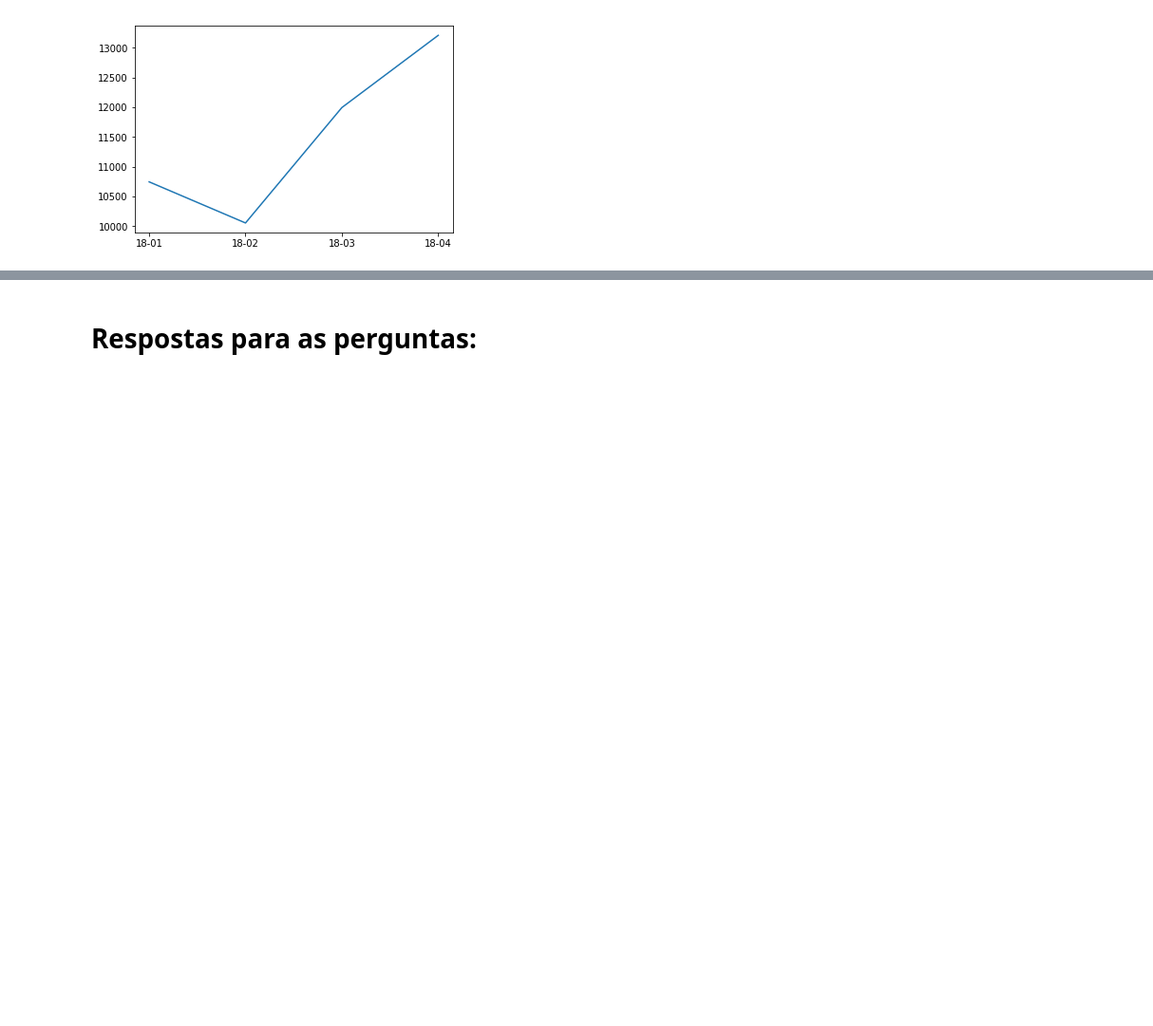
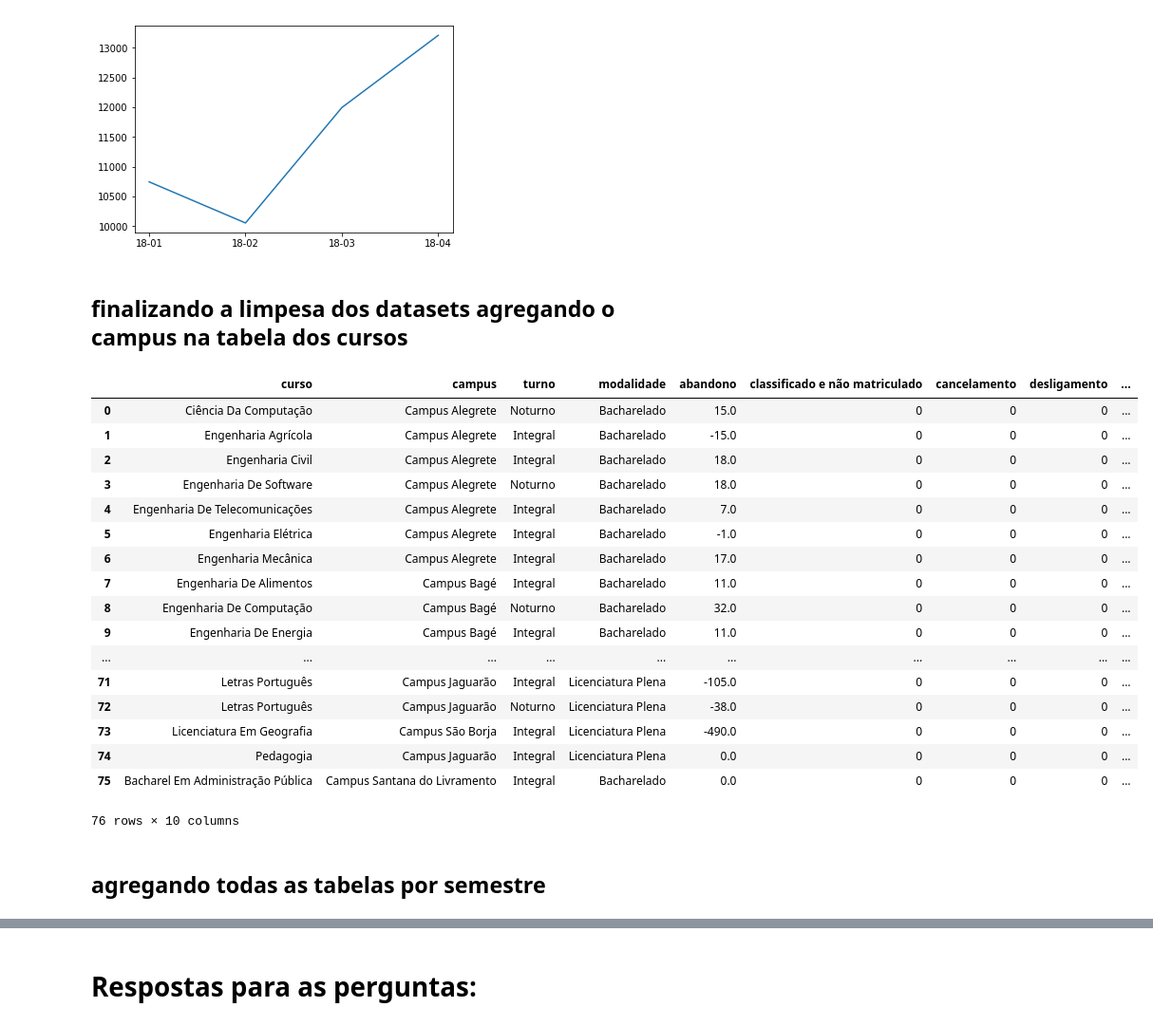
Before and after one commit to wesferr/AnaliseDeEvasaoUnipampa, a Jupyter notebook: TrabalhoIndex.ipynb, the cells around one changed output, grey strips where cells are left out. Shown: that part at 95% size. Drawn from its saved outputs; the diff is of its cells as text; code cells hidden in the pictures; blank space fills up the shorter version.

Commit message:
Todas as tabelas juntas porra

```diff
--- a/TrabalhoIndex.ipynb
+++ b/TrabalhoIndex.ipynb
@@ -500,3 +469,51 @@ plot(df18final.sum()[5:])
 # %% [output]
 [<matplotlib.lines.Line2D at 0x...>]
 [figure]
+# %% [markdown]
+## finalizando a limpesa dos datasets agregando o campus na tabela dos cursos
+# %%
+datasets = [d061,d062,d071,d072,d081,d082,d091,d092,d101,d102,d111]
+for i in range(len(datasets)):
+    datasets[i].columns = datasets[i].columns.str.lower()
+    if("campus" in datasets[i]):
+        datasets[i].drop(columns=["campus"], inplace=True)
+    datasets[i] = pd.merge(datasets[i], cursos, left_on="curso", right_on="curso")
+    datasets[i].sort_values(by="campus", inplace=True)
+
+datasets += [df1,df2,df3,df4,df5]
+for i in range(len(datasets)):
+    if("transferência" in datasets[i]):
+        if("transferência interna" in datasets[i]):
+            datasets[i]["transferência"] += datasets[i]["transferência interna"]
+            datasets[i].drop("transferência interna", axis=1, inplace=True)
+        if("transferido" in datasets[i]):
+            datasets[i]["transferência"] += datasets[i]["transferido"]
+            datasets[i].drop("transferido", axis=1, inplace=True)
+    else:
+        datasets[i].rename(columns={"transferido": "transferência"},inplace=True)
+    if("classificado e não matriculado" in datasets[i]):
+        if("sem matrícula" in datasets[i]):
+            datasets[i]["classificado e não matriculado"] += datasets[i]["sem matrícula"]
+            datasets[i].drop("sem matrícula", axis=1, inplace=True)
+datasets[-1]
+# %% [output]
+|  | curso | campus | turno | modalidade | abandono | classificado e não matriculado | cancelamento | desligamento | ... |
+| 0 | Ciência Da Computação | Campus Alegrete | Noturno | Bacharelado | 15.0 | 0 | 0 | 0 | ... |
+| 1 | Engenharia Agrícola | Campus Alegrete | Integral | Bacharelado | -15.0 | 0 | 0 | 0 | ... |
+| 2 | Engenharia Civil | Campus Alegrete | Integral | Bacharelado | 18.0 | 0 | 0 | 0 | ... |
+| 3 | Engenharia De Software | Campus Alegrete | Noturno | Bacharelado | 18.0 | 0 | 0 | 0 | ... |
+| 4 | Engenharia De Telecomunicações | Campus Alegrete | Integral | Bacharelado | 7.0 | 0 | 0 | 0 | ... |
+| 5 | Engenharia Elétrica | Campus Alegrete | Integral | Bacharelado | -1.0 | 0 | 0 | 0 | ... |
+| 6 | Engenharia Mecânica | Campus Alegrete | Integral | Bacharelado | 17.0 | 0 | 0 | 0 | ... |
+| 7 | Engenharia De Alimentos | Campus Bagé | Integral | Bacharelado | 11.0 | 0 | 0 | 0 | ... |
+| 8 | Engenharia De Computação | Campus Bagé | Noturno | Bacharelado | 32.0 | 0 | 0 | 0 | ... |
+| 9 | Engenharia De Energia | Campus Bagé | Integral | Bacharelado | 11.0 | 0 | 0 | 0 | ... |
+| ... | ... | ... | ... | ... | ... | ... | ... | ... | ... |
+| 71 | Letras Português | Campus Jaguarão | Integral | Licenciatura Plena | -105.0 | 0 | 0 | 0 | ... |
+| 72 | Letras Português | Campus Jaguarão | Noturno | Licenciatura Plena | -38.0 | 0 | 0 | 0 | ... |
+| 73 | Licenciatura Em Geografia | Campus São Borja | Integral | Licenciatura Plena | -490.0 | 0 | 0 | 0 | ... |
+| 74 | Pedagogia | Campus Jaguarão | Integral | Licenciatura Plena | 0.0 | 0 | 0 | 0 | ... |
+| 75 | Bacharel Em Administração Pública | Campus Santana do Livramento | Integral | Bacharelado | 0.0 | 0 | 0 | 0 | ... |
+76 rows × 10 columns
+# %% [markdown]
+## agregando todas as tabelas por semestre
```
Also changed, not shown: parts of 14 cells of this notebook.
